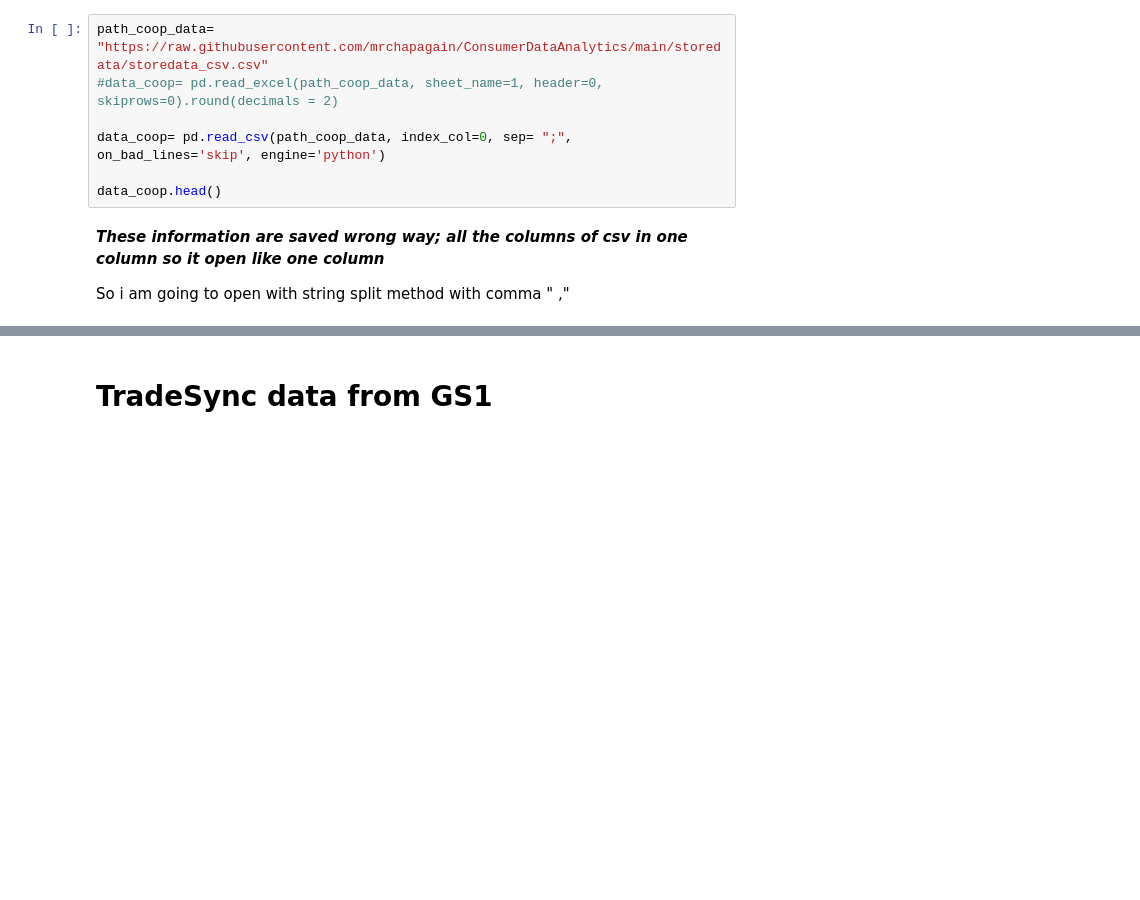
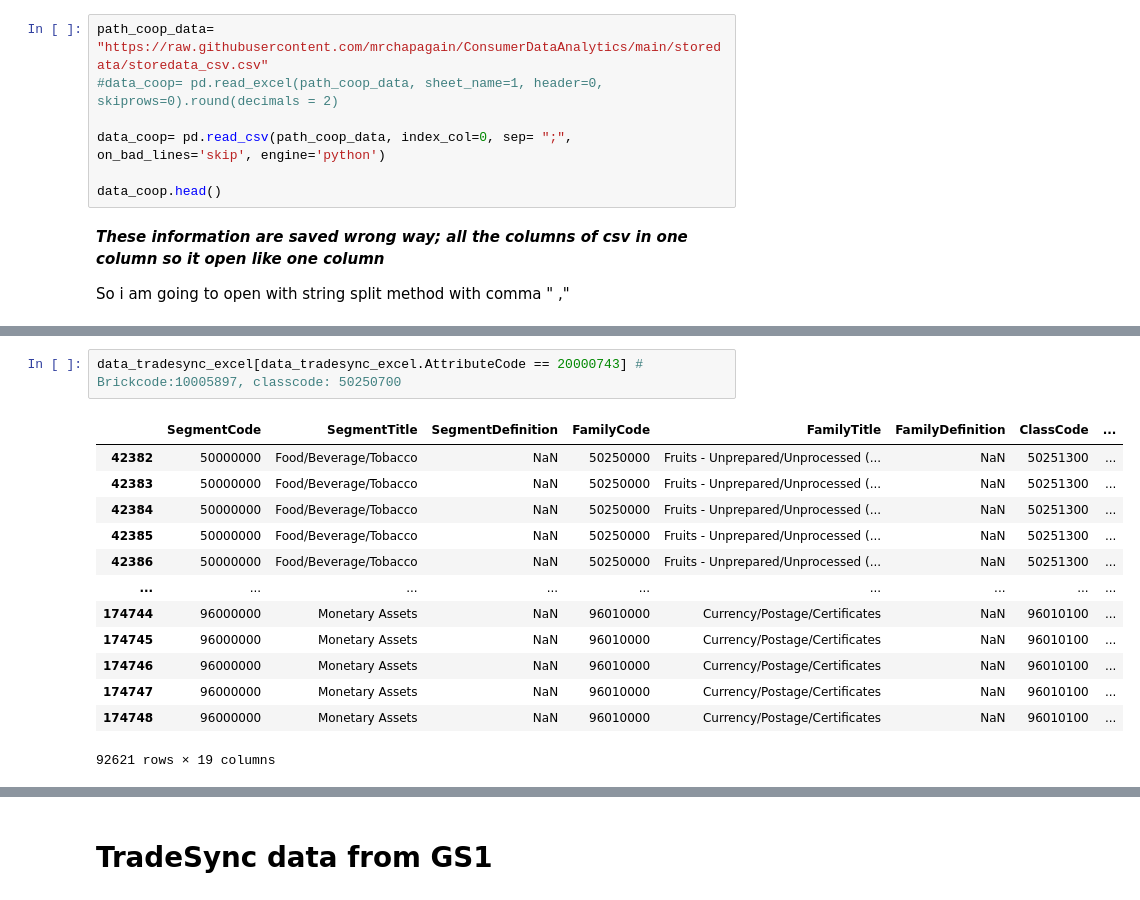
Before and after one commit to mrchapagain/ConsumerDataAnalytics, a Jupyter notebook: Data_Exploration.ipynb, the cells around one changed output, grey strips where cells are left out. Drawn from its saved outputs; the diff is of its cells as text; blank space fills up the shorter version.

```diff
--- a/Data_Exploration.ipynb
+++ b/Data_Exploration.ipynb
@@ -461,0 +527,16 @@ So i am going to open with string split method with comma " ,"
+# %%
+data_tradesync_excel[data_tradesync_excel.AttributeCode == 20000743] # Brickcode:10005897, classcode: 50250700
+# %% [output]
+|  | SegmentCode | SegmentTitle | SegmentDefinition | FamilyCode | FamilyTitle | FamilyDefinition | ClassCode | ... |
+| 42382 | 50000000 | Food/Beverage/Tobacco | NaN | 50250000 | Fruits - Unprepared/Unprocessed (... | NaN | 50251300 | ... |
+| 42383 | 50000000 | Food/Beverage/Tobacco | NaN | 50250000 | Fruits - Unprepared/Unprocessed (... | NaN | 50251300 | ... |
+| 42384 | 50000000 | Food/Beverage/Tobacco | NaN | 50250000 | Fruits - Unprepared/Unprocessed (... | NaN | 50251300 | ... |
+| 42385 | 50000000 | Food/Beverage/Tobacco | NaN | 50250000 | Fruits - Unprepared/Unprocessed (... | NaN | 50251300 | ... |
+| 42386 | 50000000 | Food/Beverage/Tobacco | NaN | 50250000 | Fruits - Unprepared/Unprocessed (... | NaN | 50251300 | ... |
+| ... | ... | ... | ... | ... | ... | ... | ... | ... |
+| 174744 | 96000000 | Monetary Assets | NaN | 96010000 | Currency/Postage/Certificates | NaN | 96010100 | ... |
+| 174745 | 96000000 | Monetary Assets | NaN | 96010000 | Currency/Postage/Certificates | NaN | 96010100 | ... |
+| 174746 | 96000000 | Monetary Assets | NaN | 96010000 | Currency/Postage/Certificates | NaN | 96010100 | ... |
+| 174747 | 96000000 | Monetary Assets | NaN | 96010000 | Currency/Postage/Certificates | NaN | 96010100 | ... |
+| 174748 | 96000000 | Monetary Assets | NaN | 96010000 | Currency/Postage/Certificates | NaN | 96010100 | ... |
+92621 rows × 19 columns
```
Also changed, not shown: parts of 14 cells of this notebook.
